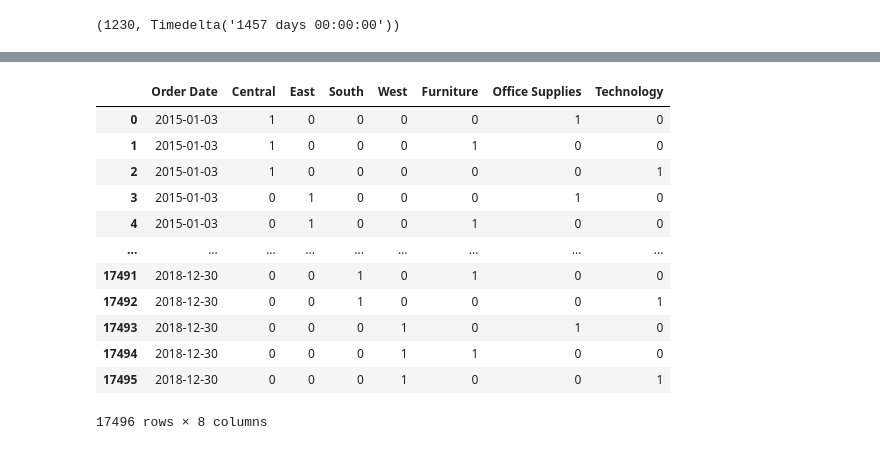
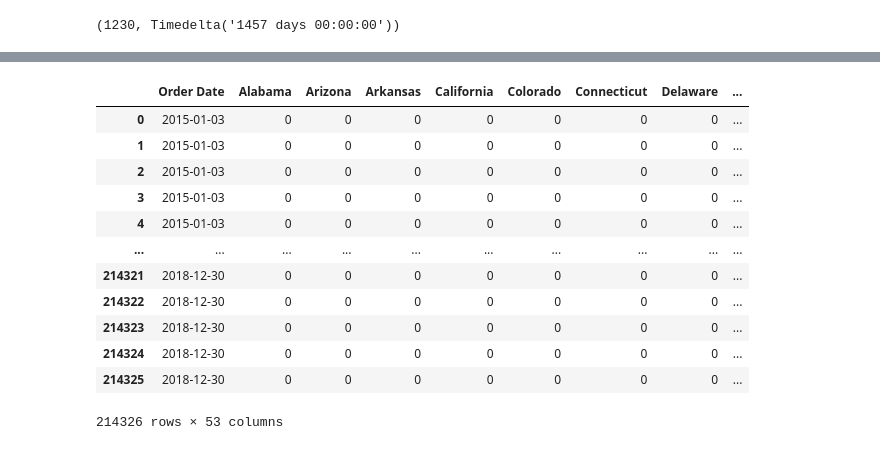
Before and after one commit to quangviet/python4engineer, a Jupyter notebook: Problem_4/problem_4.ipynb, the cells around one changed output, grey strips where cells are left out. Saved outputs shown, nothing was run; the diff lists cells and outputs as text; code cells hidden in the pictures.

```diff
--- a/Problem_4/problem_4.ipynb
+++ b/Problem_4/problem_4.ipynb
@@ -405,32 +405,32 @@ X
 # %%
 dtr =pd.date_range(X['Order Date'].min(), X['Order Date'].max(), freq='D')
 s = pd.Series(data=dtr, name = 'Order Date')
 # print(s)
 
-y = pd.get_dummies(X['Region'].unique())
+y = pd.get_dummies(X['State'].unique())
 g = pd.get_dummies(X['Category'].unique())
 #print(type(s))
 #print(type(y))
 # y
 
 z = pd.merge(s, y, how='cross')
 z = pd.merge(z, g, how='cross')
 
 z
 
 # df = pd.concat([df,s[~s.index.isin(df.index)]]).sort_index()
 # df = df.drop([0],axis=1).fillna(0)
 # %% [output]
-|  | Order Date | Central | East | South | West | Furniture | Office Supplies | Technology |
-| 0 | 2015-01-03 | 1 | 0 | 0 | 0 | 0 | 1 | 0 |
-| 1 | 2015-01-03 | 1 | 0 | 0 | 0 | 1 | 0 | 0 |
-| 2 | 2015-01-03 | 1 | 0 | 0 | 0 | 0 | 0 | 1 |
-| 3 | 2015-01-03 | 0 | 1 | 0 | 0 | 0 | 1 | 0 |
-| 4 | 2015-01-03 | 0 | 1 | 0 | 0 | 1 | 0 | 0 |
-| ... | ... | ... | ... | ... | ... | ... | ... | ... |
-| 17491 | 2018-12-30 | 0 | 0 | 1 | 0 | 1 | 0 | 0 |
-| 17492 | 2018-12-30 | 0 | 0 | 1 | 0 | 0 | 0 | 1 |
-| 17493 | 2018-12-30 | 0 | 0 | 0 | 1 | 0 | 1 | 0 |
-| 17494 | 2018-12-30 | 0 | 0 | 0 | 1 | 1 | 0 | 0 |
-| 17495 | 2018-12-30 | 0 | 0 | 0 | 1 | 0 | 0 | 1 |
+|  | Order Date | Alabama | Arizona | Arkansas | California | Colorado | Connecticut | Delaware | ... |
+| 0 | 2015-01-03 | 0 | 0 | 0 | 0 | 0 | 0 | 0 | ... |
+| 1 | 2015-01-03 | 0 | 0 | 0 | 0 | 0 | 0 | 0 | ... |
+| 2 | 2015-01-03 | 0 | 0 | 0 | 0 | 0 | 0 | 0 | ... |
+| 3 | 2015-01-03 | 0 | 0 | 0 | 0 | 0 | 0 | 0 | ... |
+| 4 | 2015-01-03 | 0 | 0 | 0 | 0 | 0 | 0 | 0 | ... |
+| ... | ... | ... | ... | ... | ... | ... | ... | ... | ... |
+| 214321 | 2018-12-30 | 0 | 0 | 0 | 0 | 0 | 0 | 0 | ... |
+| 214322 | 2018-12-30 | 0 | 0 | 0 | 0 | 0 | 0 | 0 | ... |
+| 214323 | 2018-12-30 | 0 | 0 | 0 | 0 | 0 | 0 | 0 | ... |
+| 214324 | 2018-12-30 | 0 | 0 | 0 | 0 | 0 | 0 | 0 | ... |
+| 214325 | 2018-12-30 | 0 | 0 | 0 | 0 | 0 | 0 | 0 | ... |
-17496 rows × 8 columns
+214326 rows × 53 columns
```
Also changed, not shown: parts of 12 cells of this notebook.
